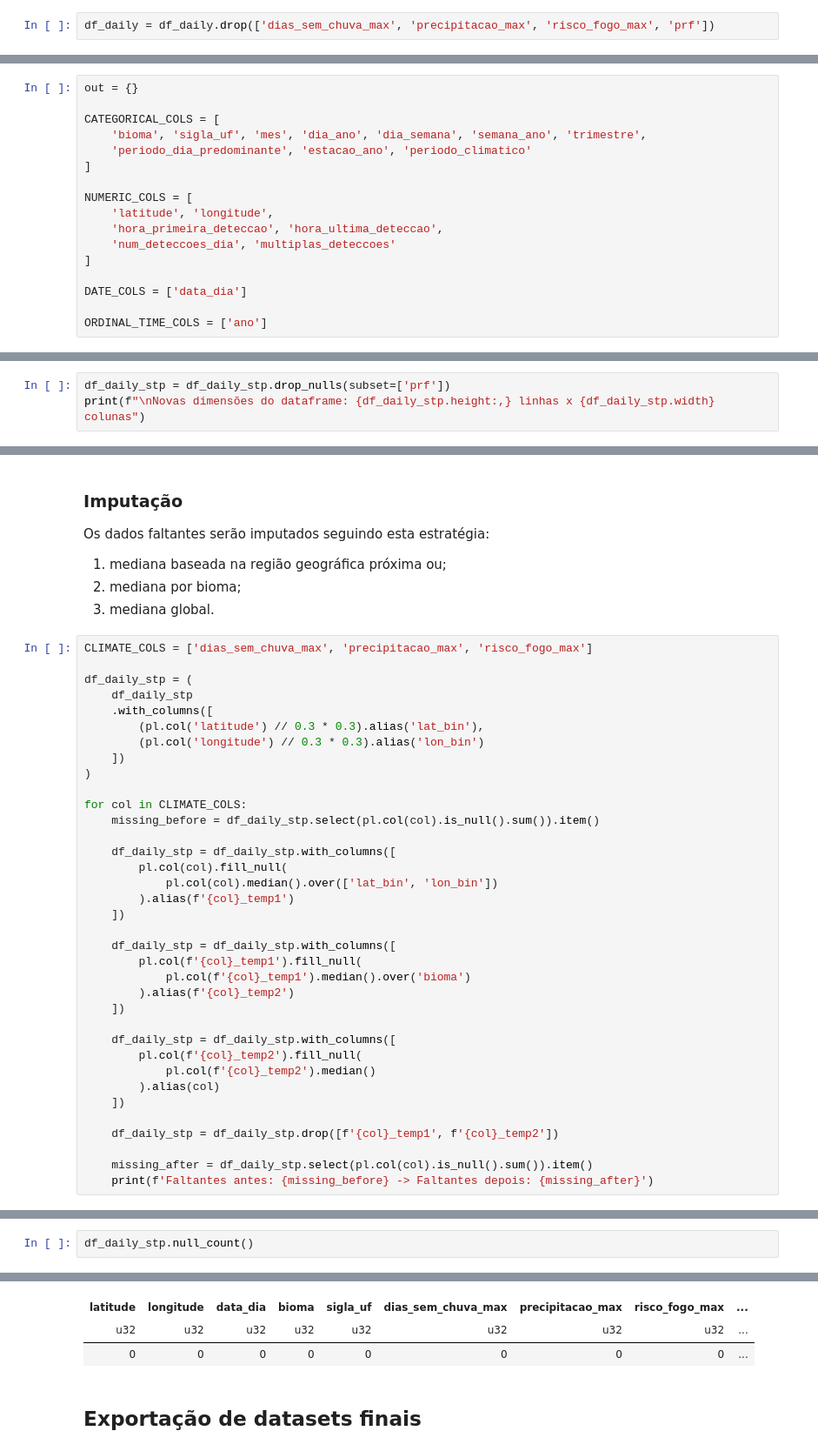
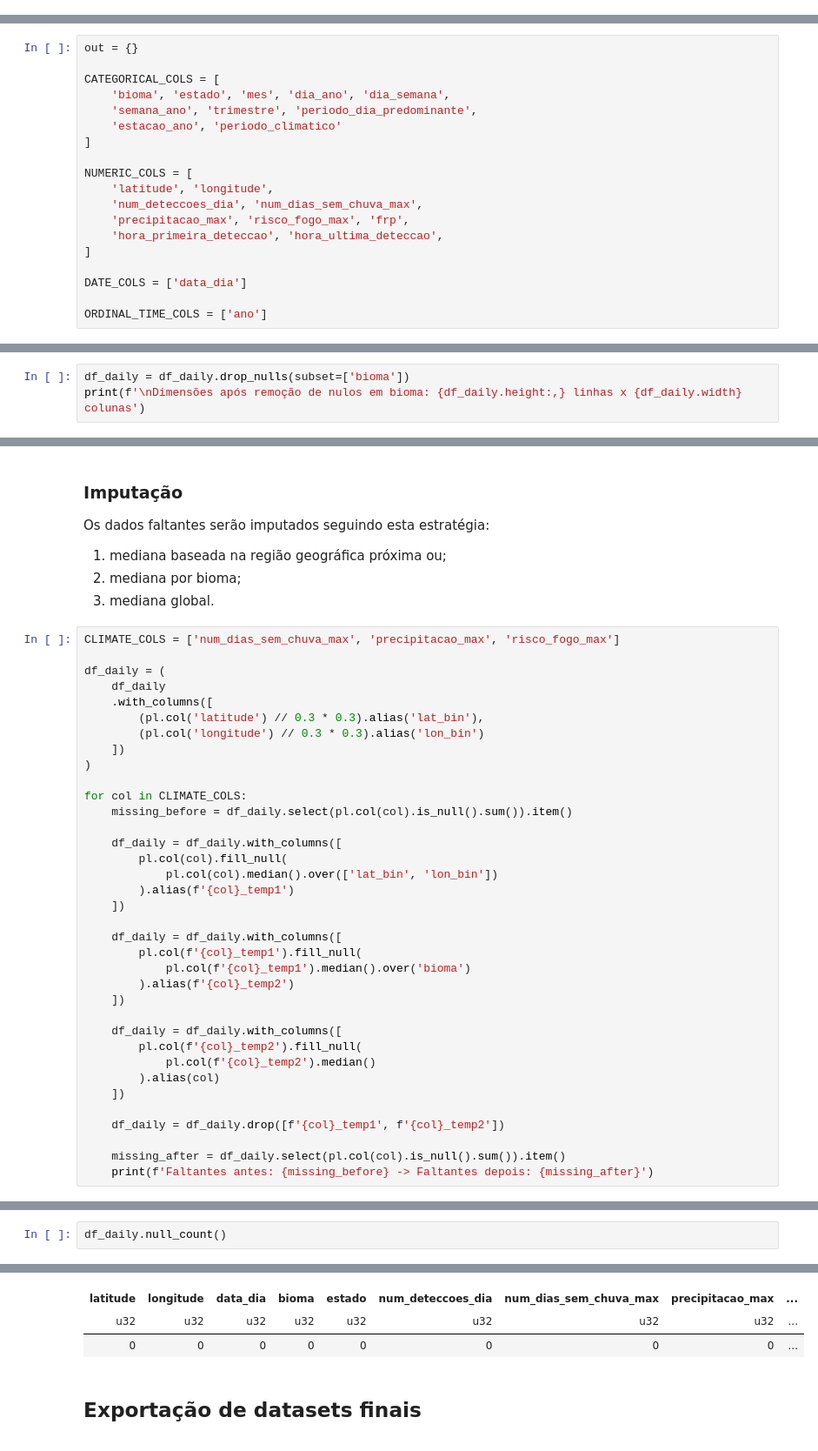
Before and after one commit to joaomarcosmb/queimadas, a Jupyter notebook: notebooks/1.0.0-eda-e-tratamento.ipynb, the cells around one changed output, grey strips where cells are left out. Shown at 87% size. Cells and saved outputs as stored; diff of their text form.

```diff
--- a/notebooks/1.0.0-eda-e-tratamento.ipynb
+++ b/notebooks/1.0.0-eda-e-tratamento.ipynb
@@ -349,2 +317,0 @@ Dimensões do dataset com dados meteorológicos (2023 - 2024): 10,366,128 linhas
-# %%
-df_daily = df_daily.drop(['dias_sem_chuva_max', 'precipitacao_max', 'risco_fogo_max', 'prf'])
@@ -369,14 +345,16 @@ df.is_duplicated().sum()
 out = {}
 
 CATEGORICAL_COLS = [
-    'bioma', 'sigla_uf', 'mes', 'dia_ano', 'dia_semana', 'semana_ano', 'trimestre',
-    'periodo_dia_predominante', 'estacao_ano', 'periodo_climatico'
+    'bioma', 'estado', 'mes', 'dia_ano', 'dia_semana',
+    'semana_ano', 'trimestre', 'periodo_dia_predominante',
+    'estacao_ano', 'periodo_climatico'
 ]
 
 NUMERIC_COLS = [
     'latitude', 'longitude',
+    'num_deteccoes_dia', 'num_dias_sem_chuva_max',
+    'precipitacao_max', 'risco_fogo_max', 'frp',
     'hora_primeira_deteccao', 'hora_ultima_deteccao',
-    'num_deteccoes_dia', 'multiplas_deteccoes'
 ]
 
 DATE_COLS = ['data_dia']
@@ -711,4 +756,4 @@ Para este cenário, nós temos a `prf` como nossa target variable. Então, vamos
 # %%
-df_daily_stp = df_daily_stp.drop_nulls(subset=['prf'])
-print(f"\nNovas dimensões do dataframe: {df_daily_stp.height:,} linhas x {df_daily_stp.width} colunas")
+df_daily = df_daily.drop_nulls(subset=['bioma'])
+print(f'\nDimensões após remoção de nulos em bioma: {df_daily.height:,} linhas x {df_daily.width} colunas')
 # %% [output]
@@ -891,10 +938,10 @@ Os dados faltantes serão imputados seguindo esta estratégia:
 2. mediana por bioma;
 3. mediana global.
 # %%
-CLIMATE_COLS = ['dias_sem_chuva_max', 'precipitacao_max', 'risco_fogo_max']
+CLIMATE_COLS = ['num_dias_sem_chuva_max', 'precipitacao_max', 'risco_fogo_max']
 
-df_daily_stp = (
-    df_daily_stp
+df_daily = (
+    df_daily
     .with_columns([
         (pl.col('latitude') // 0.3 * 0.3).alias('lat_bin'),
         (pl.col('longitude') // 0.3 * 0.3).alias('lon_bin')
@@ -902,28 +949,28 @@ df_daily_stp = (
 )
 
 for col in CLIMATE_COLS:
-    missing_before = df_daily_stp.select(pl.col(col).is_null().sum()).item()
+    missing_before = df_daily.select(pl.col(col).is_null().sum()).item()
 
-    df_daily_stp = df_daily_stp.with_columns([
+    df_daily = df_daily.with_columns([
         pl.col(col).fill_null(
             pl.col(col).median().over(['lat_bin', 'lon_bin'])
         ).alias(f'{col}_temp1')
     ])
 
-    df_daily_stp = df_daily_stp.with_columns([
+    df_daily = df_daily.with_columns([
         pl.col(f'{col}_temp1').fill_null(
             pl.col(f'{col}_temp1').median().over('bioma')
         ).alias(f'{col}_temp2')
     ])
 
-    df_daily_stp = df_daily_stp.with_columns([
+    df_daily = df_daily.with_columns([
         pl.col(f'{col}_temp2').fill_null(
             pl.col(f'{col}_temp2').median()
         ).alias(col)
     ])
 
-    df_daily_stp = df_daily_stp.drop([f'{col}_temp1', f'{col}_temp2'])
+    df_daily = df_daily.drop([f'{col}_temp1', f'{col}_temp2'])
 
-    missing_after = df_daily_stp.select(pl.col(col).is_null().sum()).item()
+    missing_after = df_daily.select(pl.col(col).is_null().sum()).item()
     print(f'Faltantes antes: {missing_before} -> Faltantes depois: {missing_after}')
 # %% [output]
@@ -933,3 +980,3 @@ Faltantes antes: 205323 -> Faltantes depois: 0
 # %%
-df_daily_stp.null_count()
+df_daily.null_count()
 # %% [output]
@@ -937,4 +984,4 @@ shape: (1, 24)
-| latitude | longitude | data_dia | bioma | sigla_uf | dias_sem_chuva_max | precipitacao_max | risco_fogo_max | ... |
+| latitude | longitude | data_dia | bioma | estado | num_deteccoes_dia | num_dias_sem_chuva_max | precipitacao_max | ... |
 | u32 | u32 | u32 | u32 | u32 | u32 | u32 | u32 | ... |
 | 0 | 0 | 0 | 0 | 0 | 0 | 0 | 0 | ... |
 # %% [markdown]
```
Also changed, not shown: parts of 85 cells of this notebook, 14 other files.
